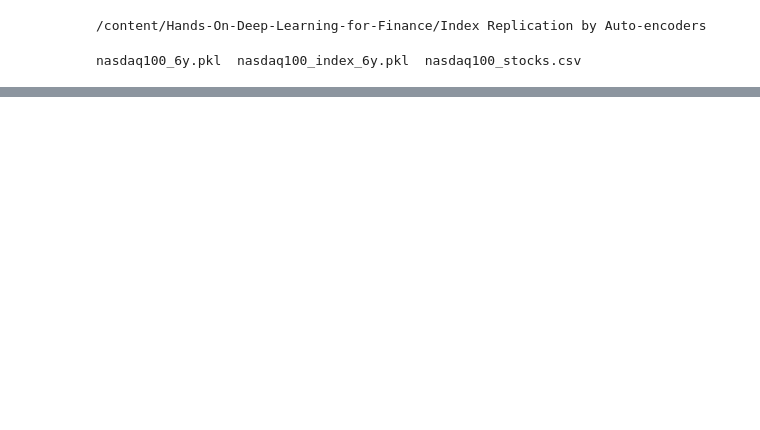
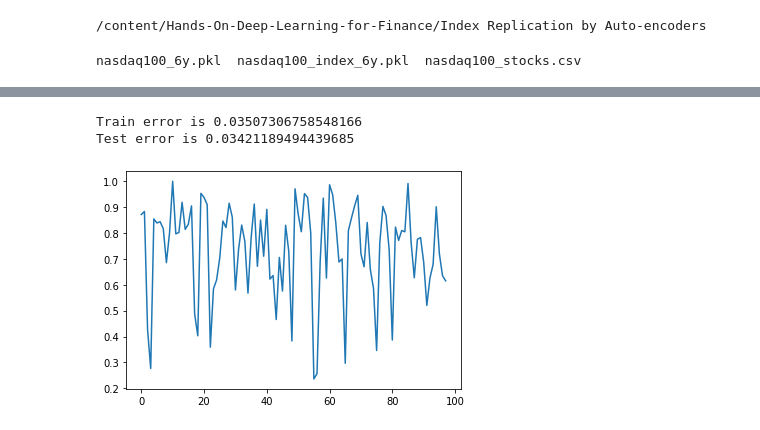
Before and after one commit to malraharsh/DLF-Index-Replication-Autoencoder, a Jupyter notebook: Gathering_Index_Data.ipynb, the cells around one changed output, grey strips where cells are left out. Cells and saved outputs as stored; diff of their text form; code cells hidden in the pictures; blank space fills up the shorter version.

```diff
--- a/Gathering_Index_Data.ipynb
+++ b/Gathering_Index_Data.ipynb
@@ -83,0 +61,4 @@ stock_data.iloc[:, 1:].to_pickle('NASDAQ_STOCKS.pkl')
+# %%
+#splitting data
+from sklearn.model_selection import train_test_split
+X_train, X_test, y_train, y_test = train_test_split(stocks_data, index_data[:, np.newaxis], test_size=0.2, shuffle=True)
@@ -83,0 +154,20 @@ stock_data.iloc[:, 1:].to_pickle('NASDAQ_STOCKS.pkl')
+# %%
+#reconstructing the data
+X_train_pred = model.predict(X_train)
+X_test_pred = model.predict(X_test)
+
+train_error = np.mean((X_train_pred - X_train)**2, axis=0)
+test_error = np.mean((X_test_pred - X_test)**2, axis=0)
+
+print('Train error is {}'.format(np.mean(train_error)))
+print('Test error is {}'.format(np.mean(test_error)))
+# %% [output]
+Train error is 0.03507306758548166
+Test error is 0.03421189494439685
+# %%
+plt.plot(X_train[0, :])
+# plt.plot(X_train_pred)
+# plt.legend()
+plt.show()
+# %% [output]
+[figure, added]
```
Also changed, not shown: parts of 25 cells of this notebook.
